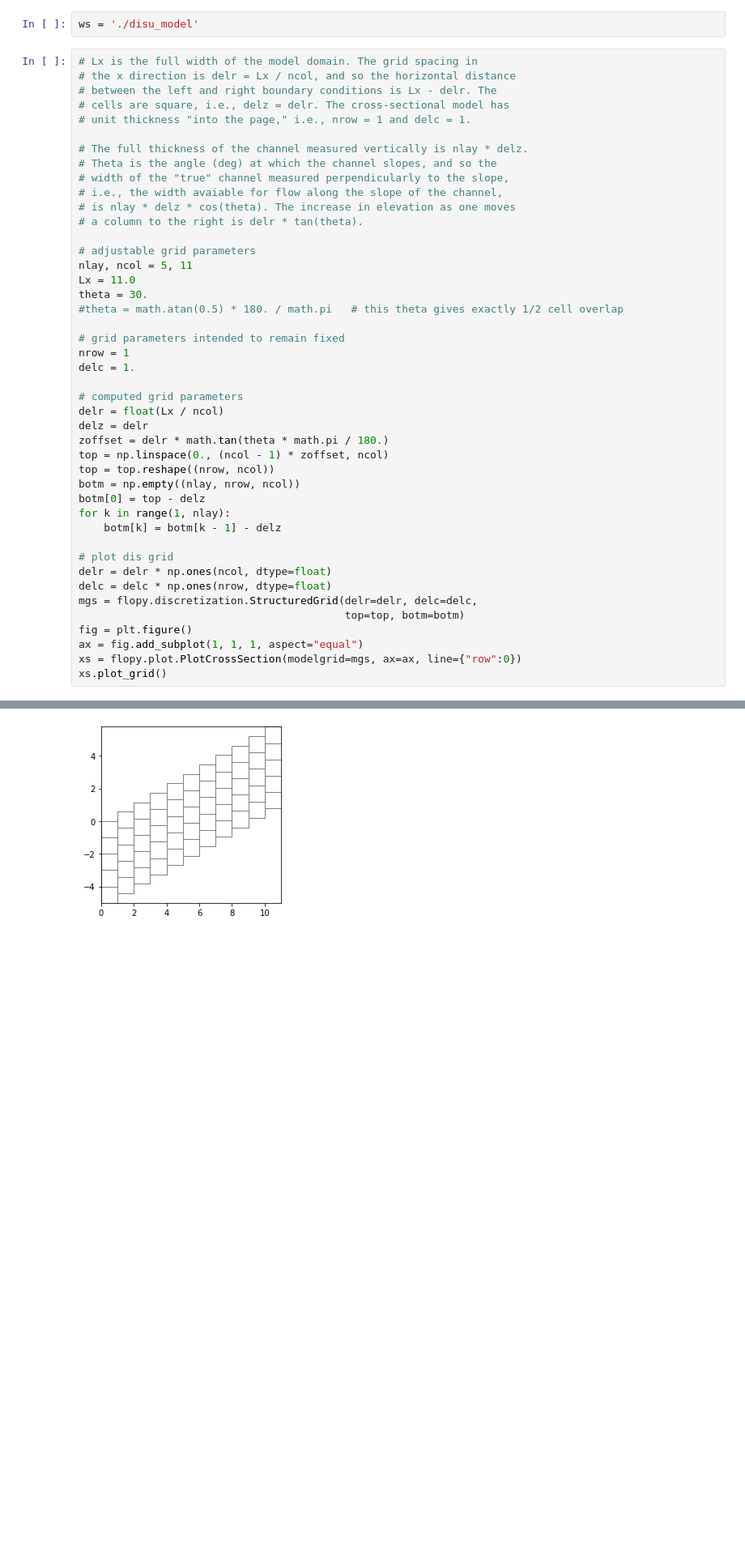
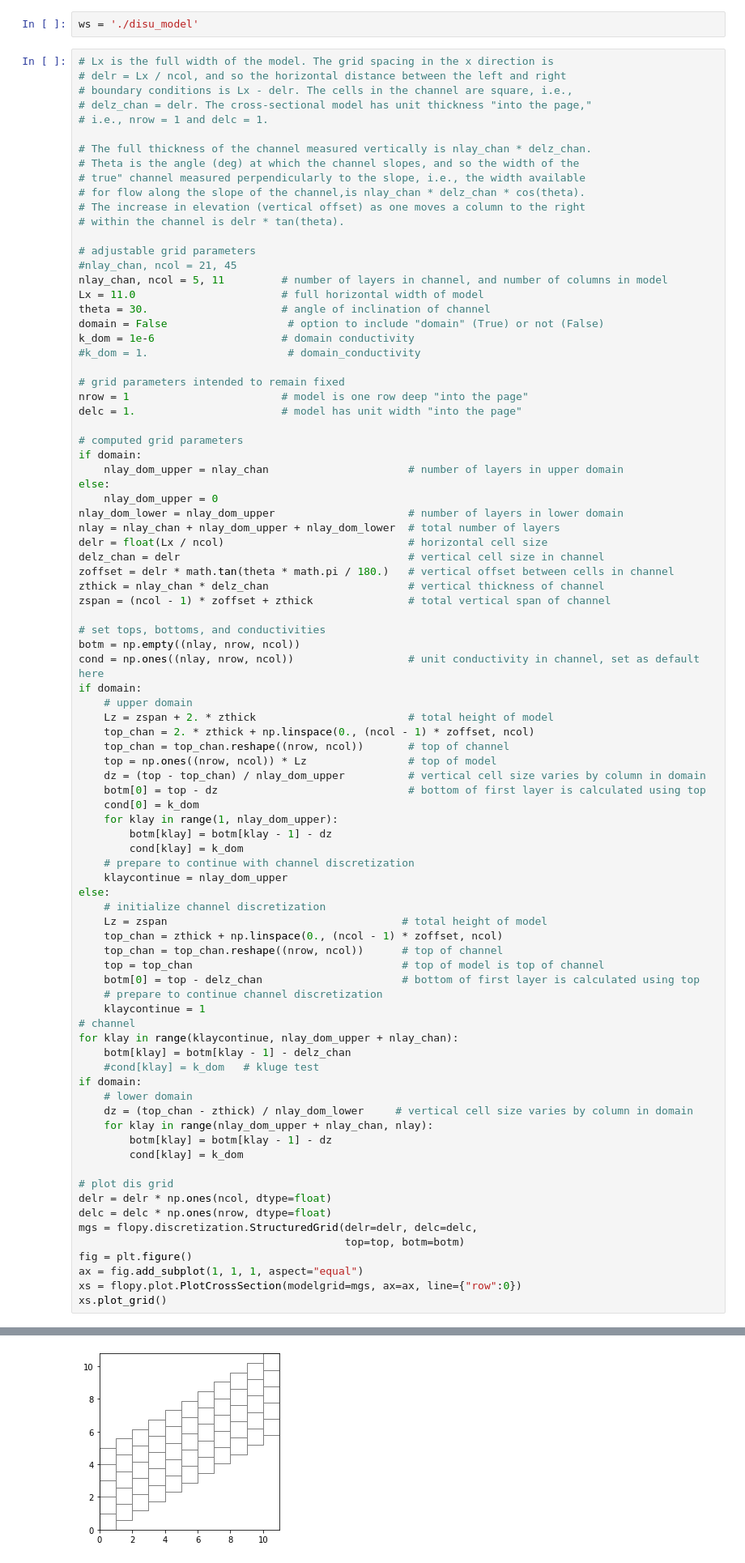
Before and after one commit to langevin-usgs/xt3d-vertically-staggered, a Jupyter notebook: python/disu_approach.ipynb, the cells around one changed output, grey strips where cells are left out. Shown: that part at 81% size. Saved outputs shown, nothing was run; the diff lists cells and outputs as text; blank space fills up the shorter version.

```diff
--- a/python/disu_approach.ipynb
+++ b/python/disu_approach.ipynb
@@ -9,49 +12,91 @@ from dis2disu import Dis2Disu
 # %%
 ws = './disu_model'
 # %%
-# Lx is the full width of the model domain. The grid spacing in
-# the x direction is delr = Lx / ncol, and so the horizontal distance
-# between the left and right boundary conditions is Lx - delr. The
-# cells are square, i.e., delz = delr. The cross-sectional model has
-# unit thickness "into the page," i.e., nrow = 1 and delc = 1.
+# Lx is the full width of the model. The grid spacing in the x direction is
+# delr = Lx / ncol, and so the horizontal distance between the left and right
+# boundary conditions is Lx - delr. The cells in the channel are square, i.e.,
+# delz_chan = delr. The cross-sectional model has unit thickness "into the page,"
+# i.e., nrow = 1 and delc = 1.
 
-# The full thickness of the channel measured vertically is nlay * delz.
-# Theta is the angle (deg) at which the channel slopes, and so the
-# width of the "true" channel measured perpendicularly to the slope,
-# i.e., the width avaiable for flow along the slope of the channel,
-# is nlay * delz * cos(theta). The increase in elevation as one moves
-# a column to the right is delr * tan(theta).
+# The full thickness of the channel measured vertically is nlay_chan * delz_chan.
+# Theta is the angle (deg) at which the channel slopes, and so the width of the
+# true" channel measured perpendicularly to the slope, i.e., the width available
+# for flow along the slope of the channel,is nlay_chan * delz_chan * cos(theta).
+# The increase in elevation (vertical offset) as one moves a column to the right
+# within the channel is delr * tan(theta).
 
 # adjustable grid parameters
-nlay, ncol = 5, 11
-Lx = 11.0
-theta = 30.
-#theta = math.atan(0.5) * 180. / math.pi   # this theta gives exactly 1/2 cell overlap
+#nlay_chan, ncol = 21, 45
+nlay_chan, ncol = 5, 11         # number of layers in channel, and number of columns in model
+Lx = 11.0                       # full horizontal width of model
+theta = 30.                     # angle of inclination of channel
+domain = False                   # option to include "domain" (True) or not (False)
+k_dom = 1e-6                    # domain conductivity
+#k_dom = 1.                      # domain_conductivity
 
 # grid parameters intended to remain fixed
-nrow = 1
-delc = 1.
+nrow = 1                        # model is one row deep "into the page"
+delc = 1.                       # model has unit width "into the page"
 
 # computed grid parameters
-delr = float(Lx / ncol)
-delz = delr
-zoffset = delr * math.tan(theta * math.pi / 180.)
-top = np.linspace(0., (ncol - 1) * zoffset, ncol)
-top = top.reshape((nrow, ncol))
+if domain:
+    nlay_dom_upper = nlay_chan                      # number of layers in upper domain
+else:
+    nlay_dom_upper = 0
+nlay_dom_lower = nlay_dom_upper                     # number of layers in lower domain
+nlay = nlay_chan + nlay_dom_upper + nlay_dom_lower  # total number of layers
+delr = float(Lx / ncol)                             # horizontal cell size
+delz_chan = delr                                    # vertical cell size in channel
+zoffset = delr * math.tan(theta * math.pi / 180.)   # vertical offset between cells in channel
+zthick = nlay_chan * delz_chan                      # vertical thickness of channel
+zspan = (ncol - 1) * zoffset + zthick               # total vertical span of channel
+
+# set tops, bottoms, and conductivities
 botm = np.empty((nlay, nrow, ncol))
-botm[0] = top - delz
-for k in range(1, nlay):
-    botm[k] = botm[k - 1] - delz
+cond = np.ones((nlay, nrow, ncol))                  # unit conductivity in channel, set as default here
+if domain:
+    # upper domain
+    Lz = zspan + 2. * zthick                        # total height of model
+    top_chan = 2. * zthick + np.linspace(0., (ncol - 1) * zoffset, ncol)
+    top_chan = top_chan.reshape((nrow, ncol))       # top of channel
+    top = np.ones((nrow, ncol)) * Lz                # top of model
+    dz = (top - top_chan) / nlay_dom_upper          # vertical cell size varies by column in domain
+    botm[0] = top - dz                              # bottom of first layer is calculated using top
+    cond[0] = k_dom
+    for klay in range(1, nlay_dom_upper):
+        botm[klay] = botm[klay - 1] - dz
+        cond[klay] = k_dom
+    # prepare to continue with channel discretization
+    klaycontinue = nlay_dom_upper
+else:
+    # initialize channel discretization
+    Lz = zspan                                     # total height of model
+    top_chan = zthick + np.linspace(0., (ncol - 1) * zoffset, ncol)
+    top_chan = top_chan.reshape((nrow, ncol))      # top of channel
+    top = top_chan                                 # top of model is top of channel
+    botm[0] = top - delz_chan                      # bottom of first layer is calculated using top
+    # prepare to continue channel discretization
+    klaycontinue = 1
+# channel
+for klay in range(klaycontinue, nlay_dom_upper + nlay_chan):
+    botm[klay] = botm[klay - 1] - delz_chan
+    #cond[klay] = k_dom   # kluge test
+if domain:
+    # lower domain
+    dz = (top_chan - zthick) / nlay_dom_lower     # vertical cell size varies by column in domain
+    for klay in range(nlay_dom_upper + nlay_chan, nlay):
+        botm[klay] = botm[klay - 1] - dz
+        cond[klay] = k_dom
 
 # plot dis grid
 delr = delr * np.ones(ncol, dtype=float)
 delc = delc * np.ones(nrow, dtype=float)
 mgs = flopy.discretization.StructuredGrid(delr=delr, delc=delc,
                                           top=top, botm=botm)
 fig = plt.figure()
 ax = fig.add_subplot(1, 1, 1, aspect="equal")
 xs = flopy.plot.PlotCrossSection(modelgrid=mgs, ax=ax, line={"row":0})
 xs.plot_grid()
 # %% [output]
 <matplotlib.collections.PatchCollection at 0x...>
-[figure, old version]
+[figure, new version]
```
Also changed, not shown: parts of 24 cells of this notebook, 50 other files.
